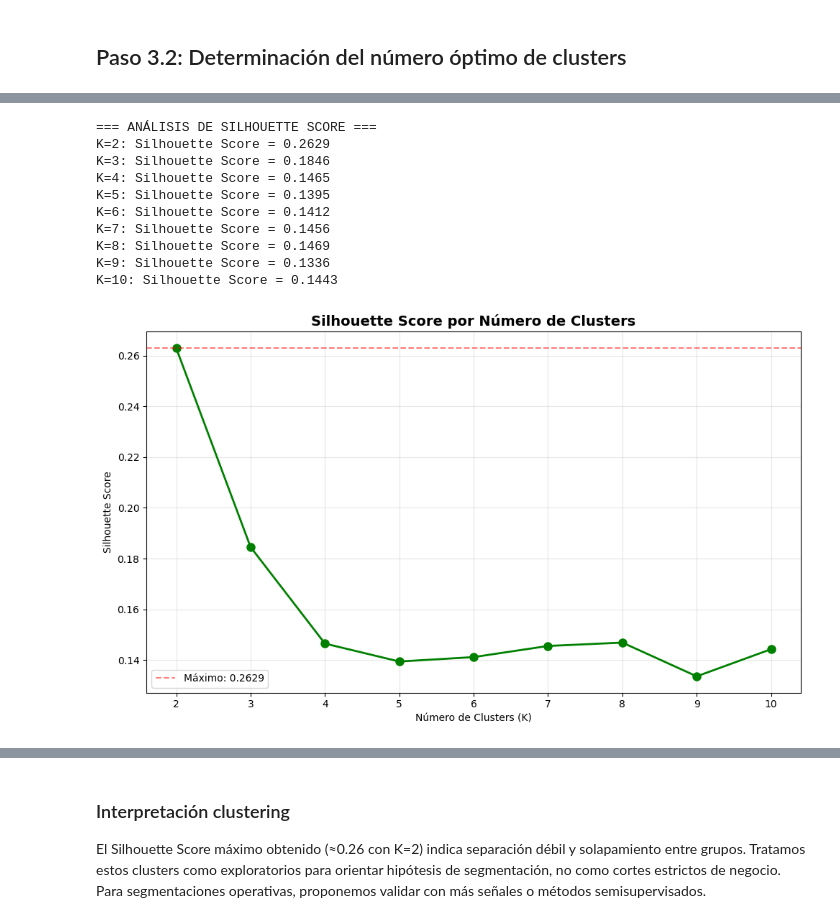
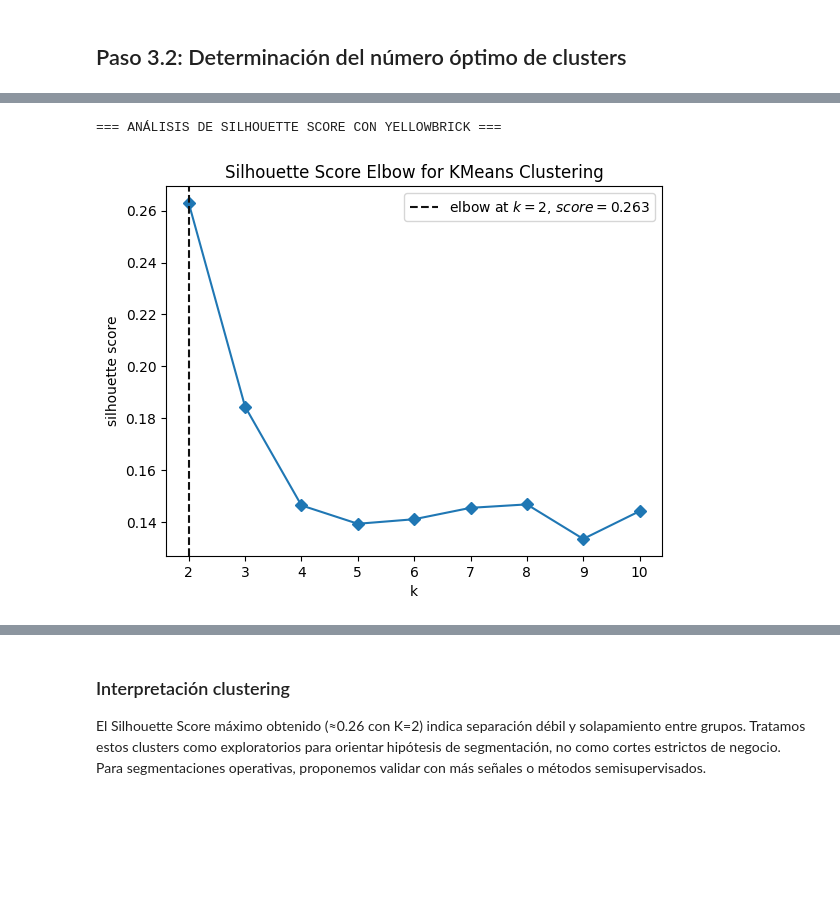
Before and after one commit to alanslzrr/machine-learning-customer-analytics-retail, a Jupyter notebook: proyecto_02_modelos.ipynb, the cells around one changed output, grey strips where cells are left out. Saved outputs shown, nothing was run; the diff lists cells and outputs as text; code cells hidden in the pictures; blank space fills up the shorter version.

```diff
--- a/proyecto_02_modelos.ipynb
+++ b/proyecto_02_modelos.ipynb
@@ -1562,45 +1600,33 @@ El método del codo es una técnica visual clásica para determinar el número
 # %%
-# 3.2.2 Análisis de Silhouette Score
+# 3.2.2 Análisis de Silhouette Score con Yellowbrick
 from sklearn.metrics import silhouette_score
+from yellowbrick.cluster import KElbowVisualizer
 
-print("=== ANÁLISIS DE SILHOUETTE SCORE ===")
+print("=== ANÁLISIS DE SILHOUETTE SCORE CON YELLOWBRICK ===")
 
-# Calcular Silhouette Score para diferentes valores de K
-silhouette_scores = []
+# Crear el visualizador con Silhouette Score
+model = KMeans(random_state=42, n_init=10)
+visualizer = KElbowVisualizer(
+    model,
+    k=(2, 11),
+    metric='silhouette',
+    timings=False,
+    locate_elbow=True
+)
 
-for k in k_range:
-    kmeans = KMeans(n_clusters=k, random_state=42, n_init=10)
-    labels = kmeans.fit_predict(X_pca)
-    score = silhouette_score(X_pca, labels)
-    silhouette_scores.append(score)
-    print(f"K={k}: Silhouette Score = {score:.4f}")
+# Ajustar el visualizador y mostrar
+visualizer.fit(X_pca)
+visualizer.show()
 
-# Visualizar Silhouette Scores
-plt.figure(figsize=(10, 6))
-plt.plot(k_range, silhouette_scores, marker='o', linewidth=2, markersize=8, color='green')
-plt.xlabel('Número de Clusters (K)')
-plt.ylabel('Silhouette Score')
-plt.title('Silhouette Score por Número de Clusters', fontsize=14, fontweight='bold')
-plt.grid(True, alpha=0.3)
-plt.xticks(k_range)
-plt.axhline(y=max(silhouette_scores), color='r', linestyle='--', alpha=0.5, label=f'Máximo: {max(silhouette_scores):.4f}')
-plt.legend()
-plt.tight_layout()
-plt.show()
+# Obtener el K óptimo según Silhouette
+k_optimo_silhouette = visualizer.elbow_value_
+silhouette_optimo = visualizer.elbow_score_
 
-# Identificar K óptimo según Silhouette
-k_optimo_silhouette = k_range[np.argmax(silhouette_scores)]
-print(f"\nK óptimo según Silhouette Score: {k_optimo_silhouette}")
-print(f"Silhouette Score máximo: {max(silhouette_scores):.4f}")
+print(f"\n>>> K óptimo según Silhouette Score: {k_optimo_silhouette} clusters <<<")
+print(f"    Silhouette Score máximo: {silhouette_optimo:.4f}")
+
+# Guardar también el rango para uso posterior
+k_range = range(2, 11)
 # %% [output]
-=== ANÁLISIS DE SILHOUETTE SCORE ===
-K=2: Silhouette Score = 0.2629
-K=3: Silhouette Score = 0.1846
-K=4: Silhouette Score = 0.1465
-K=5: Silhouette Score = 0.1395
-K=6: Silhouette Score = 0.1412
-K=7: Silhouette Score = 0.1456
-K=8: Silhouette Score = 0.1469
-K=9: Silhouette Score = 0.1336
-K=10: Silhouette Score = 0.1443
+=== ANÁLISIS DE SILHOUETTE SCORE CON YELLOWBRICK ===
-[figure, old version]
+[figure, new version]
```
Also changed, not shown: parts of 28 cells of this notebook, 2 other files.
